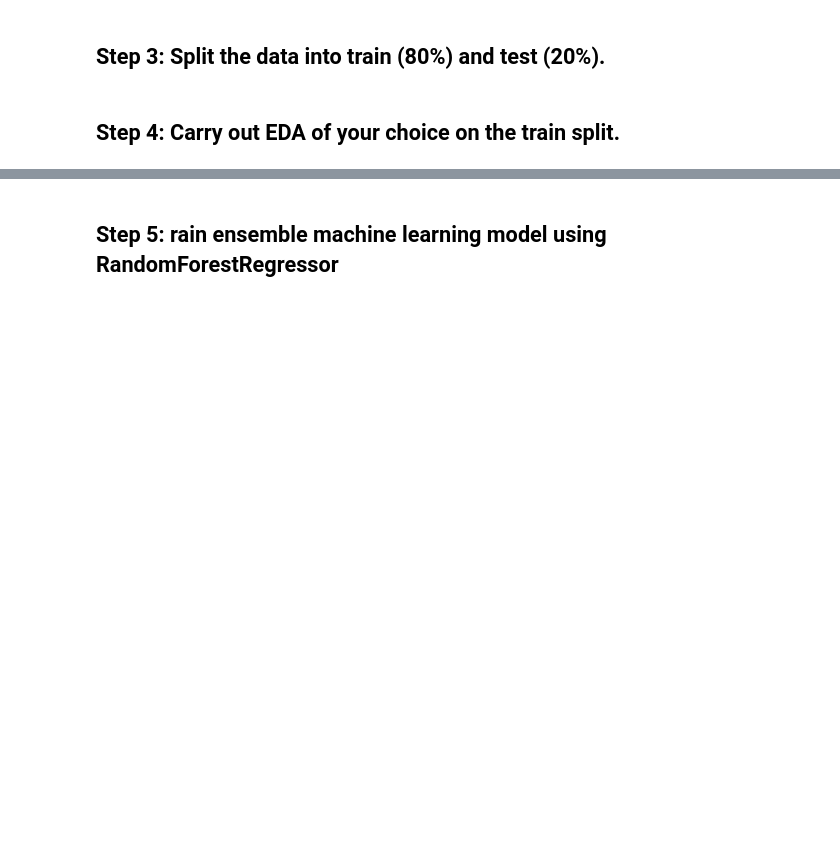
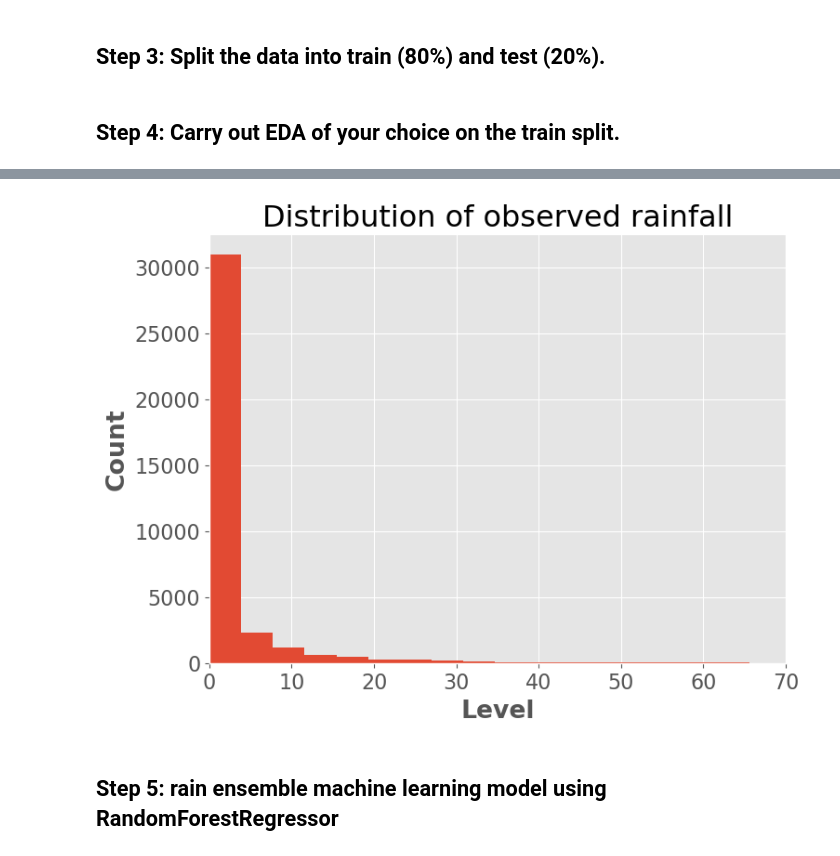
Before and after one commit to UBC-MDS/525_group_3, a Jupyter notebook: notebooks/milestone_3/Milestone3-task3.ipynb, the cells around one changed output, grey strips where cells are left out. Drawn from its saved outputs; the diff is of its cells as text; code cells hidden in the pictures; blank space fills up the shorter version.

```diff
--- a/notebooks/milestone_3/Milestone3-task3.ipynb
+++ b/notebooks/milestone_3/Milestone3-task3.ipynb
@@ -81,3 +137,13 @@ train_df, test_df = train_test_split(data, test_size=0.2, random_state=123)
+# %%
+# Distribution observed value
+plt.hist(train_df['observed rainfall'], bins=50)
+plt.title('Distribution of observed rainfall')
+plt.xlabel('Level')
+plt.ylabel('Count')
+plt.xlim(0, 70)
+plt.show()
+# %% [output]
+[figure, added]
 # %% [markdown]
 ## Step 5: rain ensemble machine learning model using RandomForestRegressor
 # %%
```
Also changed, not shown: parts of 5 cells of this notebook.
